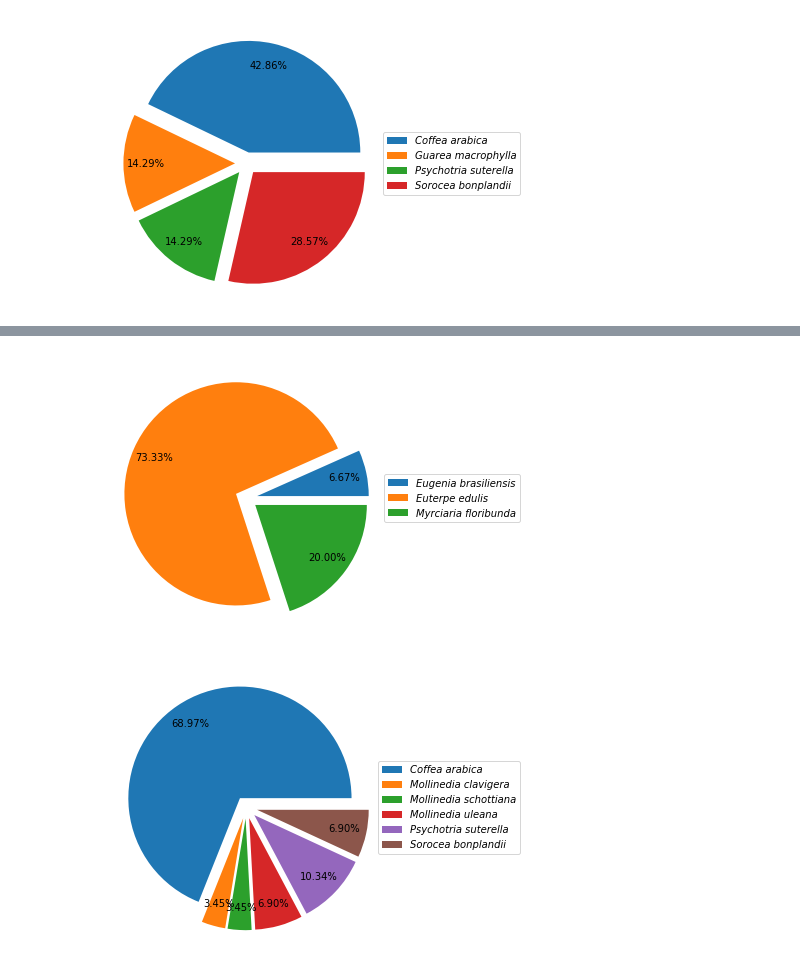
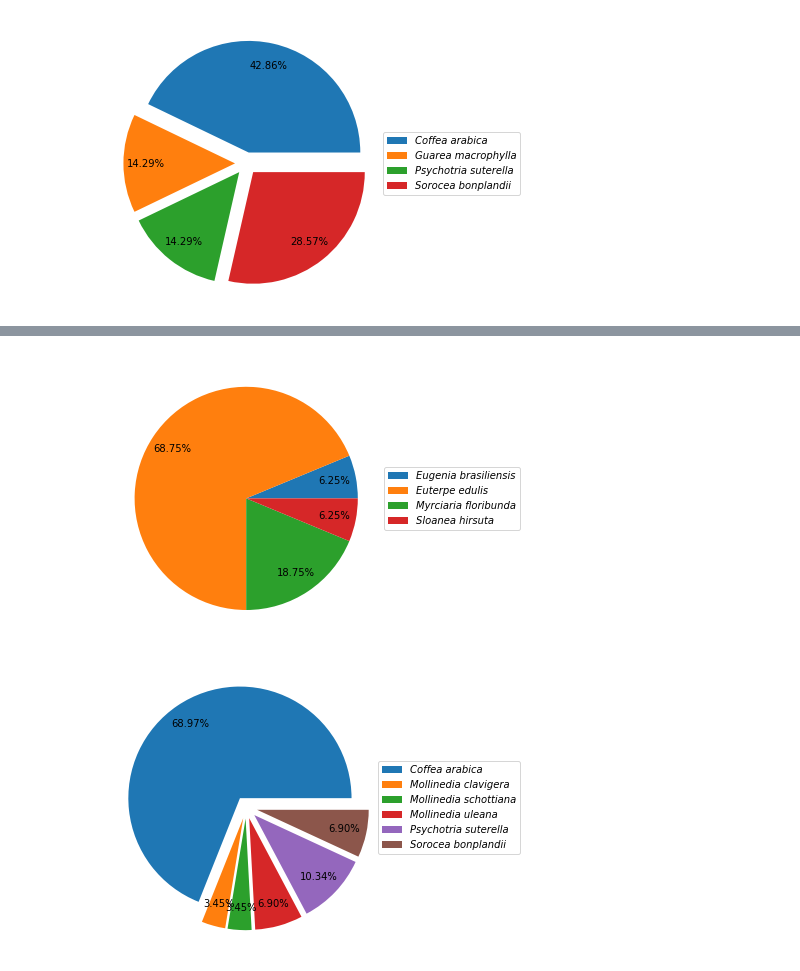
Before and after one commit to taniagmangolini/PalmeiraLequeDaChinaPEC, a Jupyter notebook: analise_palm_6m.ipynb, the cells around one changed output, grey strips where cells are left out. Drawn from its saved outputs; the diff is of its cells as text; code cells hidden in the pictures.

```diff
--- a/analise_palm_6m.ipynb
+++ b/analise_palm_6m.ipynb
@@ -699,18 +727,18 @@ plt.show()
 # %%
-#Proporcao de especies por estagio secundaria tardia no entorno
+#Proporcao de especies por estagio secundario tardio no entorno
 all_entorno_secundaria_tardia = all_entorno_secundaria_tardia.groupby('Espécie', as_index=False)['Número'].count()
 labels = all_entorno_secundaria_tardia['Espécie'].tolist()
 sizes =  all_entorno_secundaria_tardia['Número'].tolist()
 fig, ax = plt.subplots(figsize=(5, 5))
 ax.axis('equal')
-explode = [0.1, 0.1, 0.1]
-pie = ax.pie(sizes, explode,
+explode = [0.1, 0.1, 0.1, 0.1]
+pie = ax.pie(sizes,
              autopct='%1.2f%%', pctdistance =0.80,textprops=dict(color="black"))
 
 plt.legend(pie[0], labels, bbox_to_anchor=(1.5,0.5), loc="right",  prop={ 'style': 'italic'} )
 plt.show()
 # %% [output]
-[figure, old version]
+[figure, new version]
 # %%
 #Proporcao de especies por estagio umbrofilo no entorno
 all_entorno_umbrofila = all_entorno_umbrofila.groupby('Espécie', as_index=False)['Número'].count()
```
Also changed, not shown: parts of 25 cells of this notebook, 2 other files.
